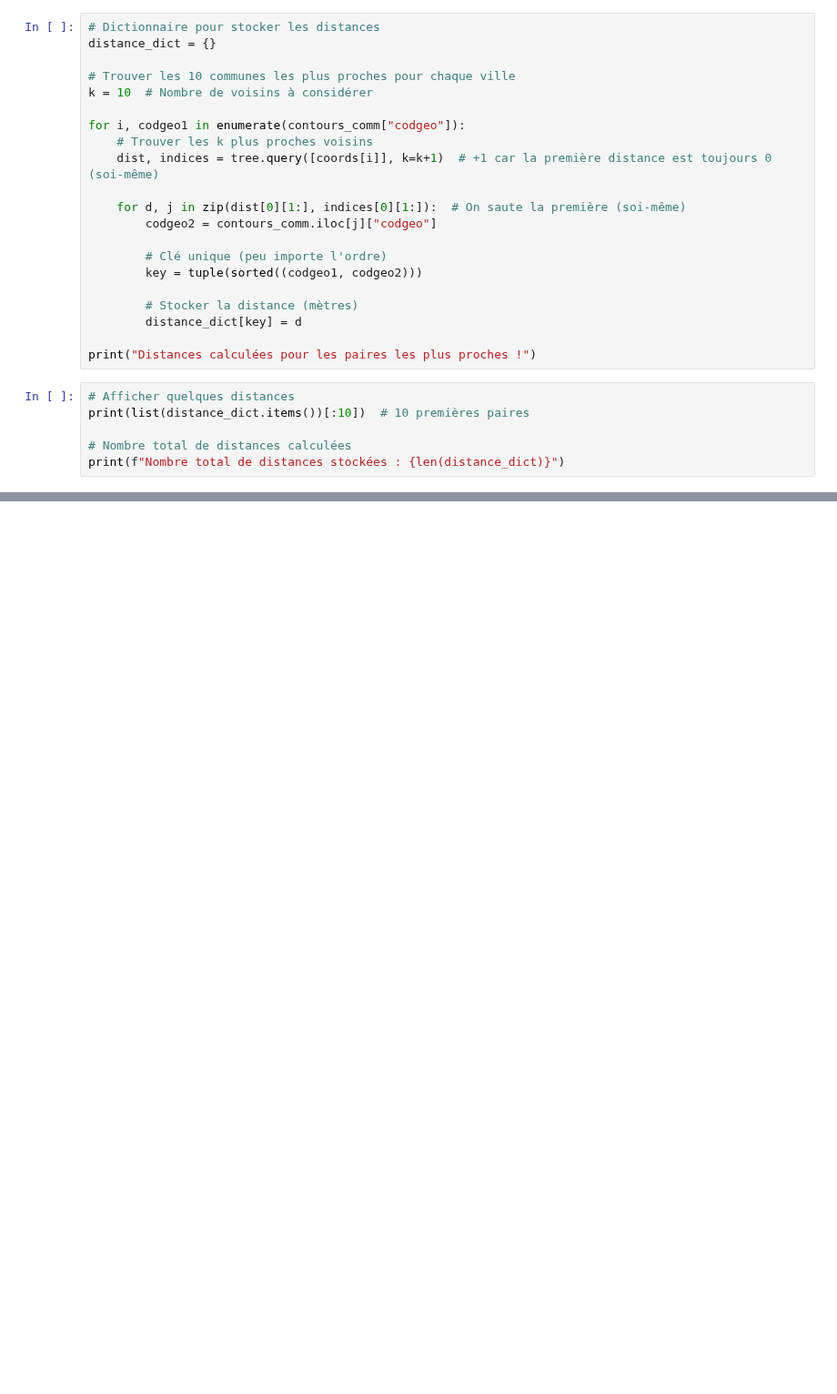
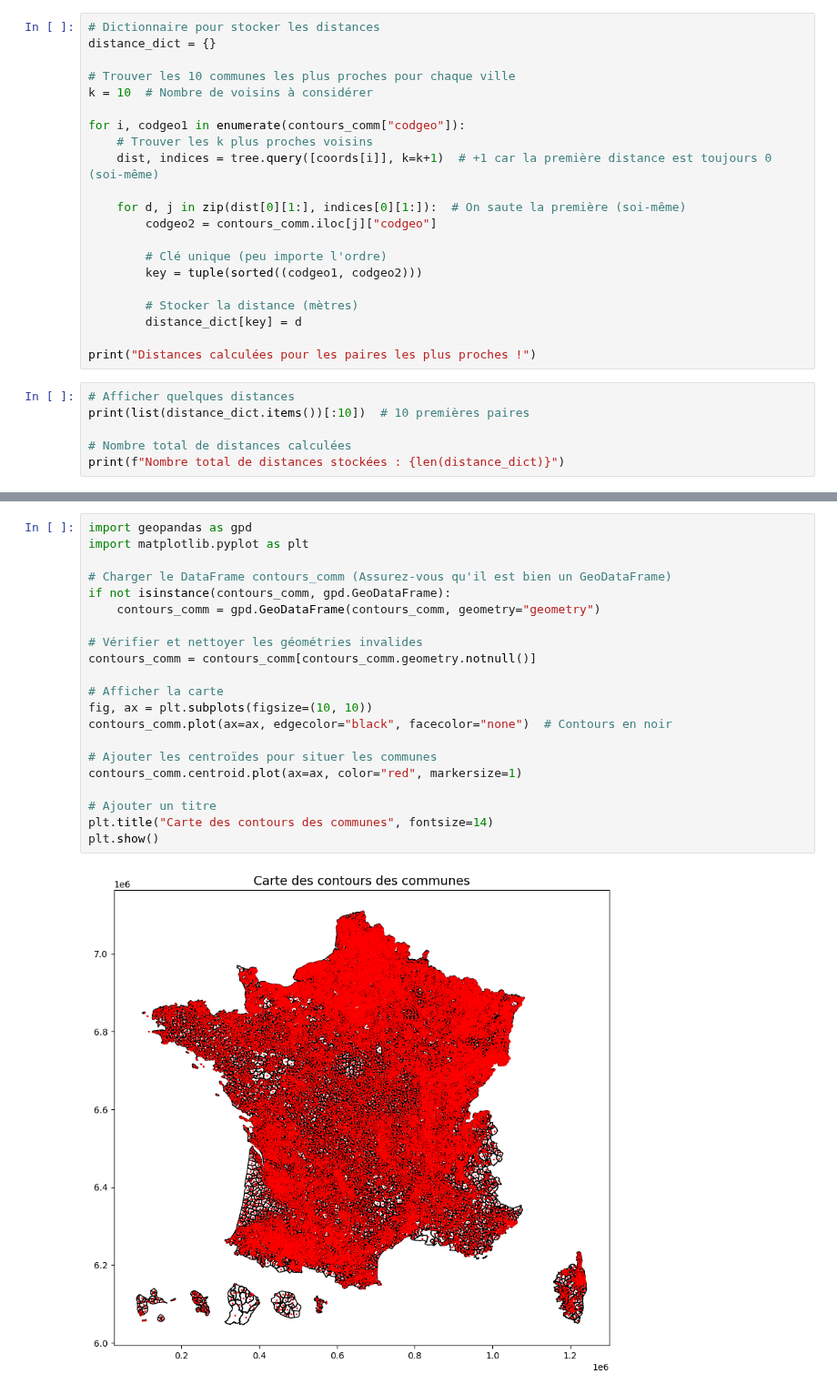
Before and after one commit to Qntouille/statapp, a Jupyter notebook: mobrpro.ipynb, the cells around one changed output, grey strips where cells are left out. Shown at 91% size. Saved outputs shown, nothing was run; the diff lists cells and outputs as text; blank space fills up the shorter version.

Commit message:
carte communes

```diff
--- a/mobrpro.ipynb
+++ b/mobrpro.ipynb
@@ -213,0 +241,23 @@ print(f"Nombre total de distances stockées : {len(distance_dict)}")
+# %%
+import geopandas as gpd
+import matplotlib.pyplot as plt
+
+# Charger le DataFrame contours_comm (Assurez-vous qu'il est bien un GeoDataFrame)
+if not isinstance(contours_comm, gpd.GeoDataFrame):
+    contours_comm = gpd.GeoDataFrame(contours_comm, geometry="geometry")
+
+# Vérifier et nettoyer les géométries invalides
+contours_comm = contours_comm[contours_comm.geometry.notnull()]
+
+# Afficher la carte
+fig, ax = plt.subplots(figsize=(10, 10))
+contours_comm.plot(ax=ax, edgecolor="black", facecolor="none")  # Contours en noir
+
+# Ajouter les centroïdes pour situer les communes
+contours_comm.centroid.plot(ax=ax, color="red", markersize=1)
+
+# Ajouter un titre
+plt.title("Carte des contours des communes", fontsize=14)
+plt.show()
+# %% [output]
+[figure, added]
```
Also changed, not shown: parts of 3 cells of this notebook, 1 other file.
